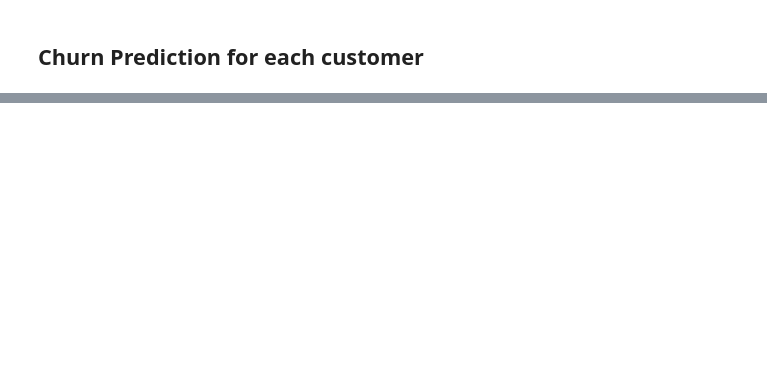
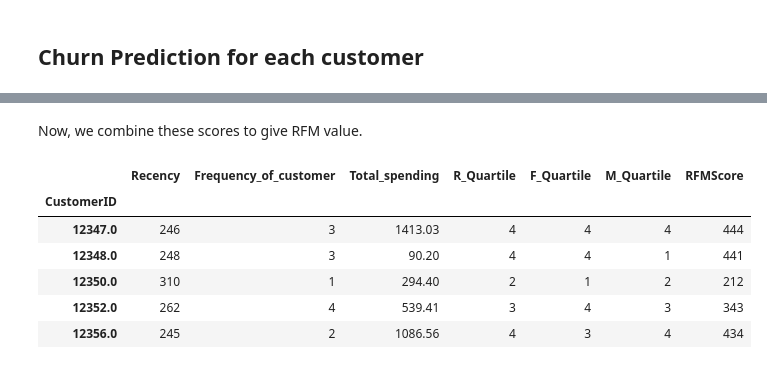
Before and after one commit to PShivani07/Data-Analytics-Project, a Jupyter notebook: ChurnPrediction.ipynb, the cells around one changed output, grey strips where cells are left out. Saved outputs shown, nothing was run; the diff lists cells and outputs as text; code cells hidden in the pictures; blank space fills up the shorter version.

```diff
--- a/ChurnPrediction.ipynb
+++ b/ChurnPrediction.ipynb
@@ -1472,0 +1516,4 @@ churn.tail(10)
+# %%
+rfm = rfm.merge(monetary, on='CustomerID')
+rfm.set_index('CustomerID', inplace=True)
+rfm.head()
@@ -1472,0 +1586,13 @@ churn.tail(10)
+# %% [markdown]
+Now, we combine these scores to give RFM value.
+# %%
+rfm_seg['RFMScore'] = rfm_seg.R_Quartile.map(str) + rfm_seg.F_Quartile.map(str) + rfm_seg.M_Quartile.map(str)
+rfm_seg.head()
+# %% [output]
+|  | Recency | Frequency_of_customer | Total_spending | R_Quartile | F_Quartile | M_Quartile | RFMScore |
+| CustomerID |  |  |  |  |  |  |  |
+| 12347.0 | 246 | 3 | 1413.03 | 4 | 4 | 4 | 444 |
+| 12348.0 | 248 | 3 | 90.20 | 4 | 4 | 1 | 441 |
+| 12350.0 | 310 | 1 | 294.40 | 2 | 1 | 2 | 212 |
+| 12352.0 | 262 | 4 | 539.41 | 3 | 4 | 3 | 343 |
+| 12356.0 | 245 | 2 | 1086.56 | 4 | 3 | 4 | 434 |
```
Also changed, not shown: parts of 111 cells of this notebook.
